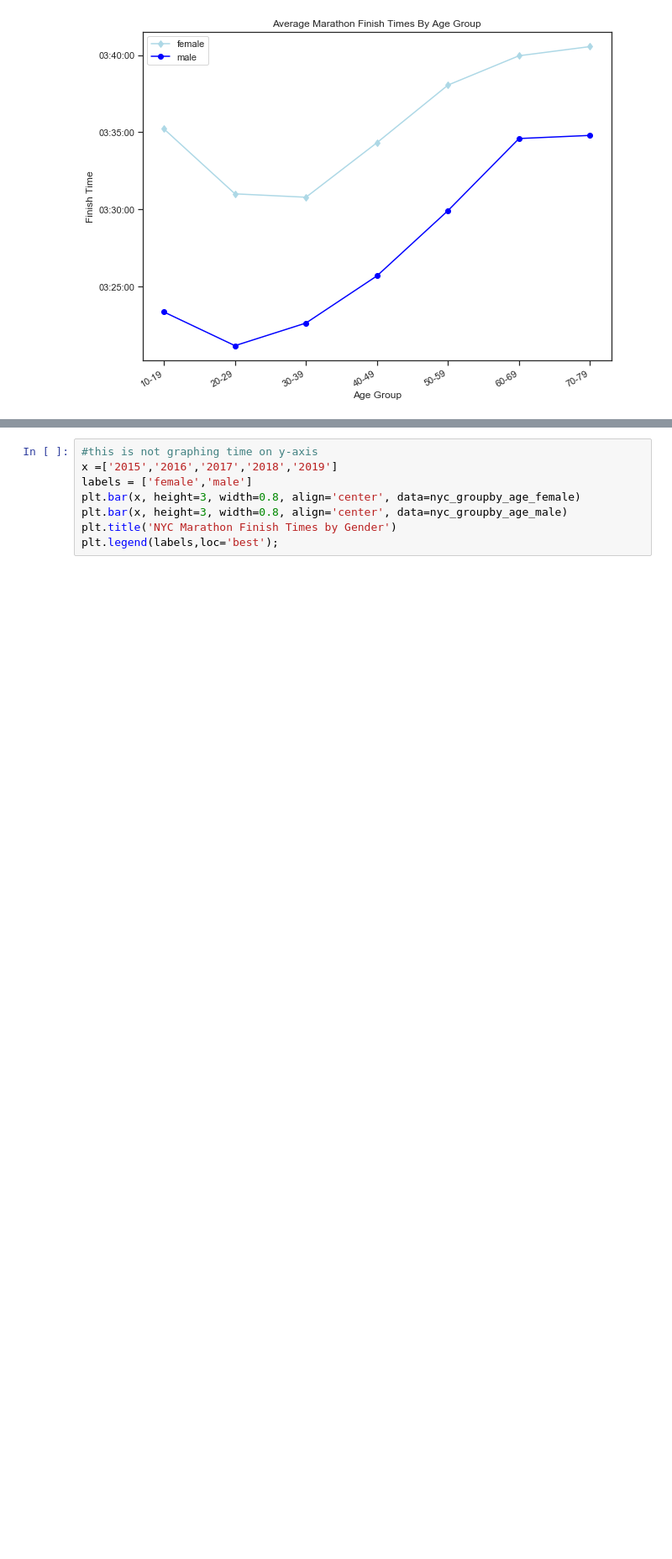
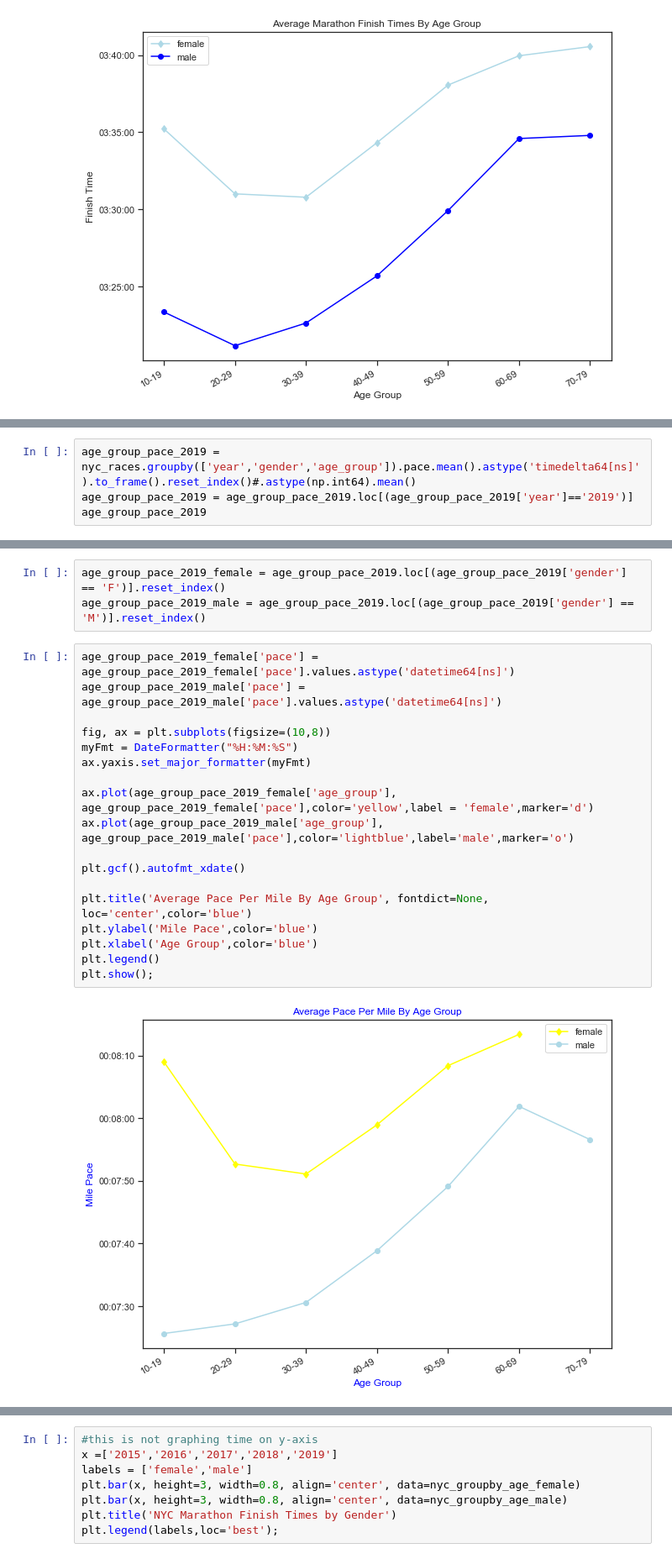
Before and after one commit to nmuldowney/nyc-marathon-capstone, a Jupyter notebook: notebooks/all_marathons_eda.ipynb, the cells around one changed output, grey strips where cells are left out. Shown at 84% size. Cells and saved outputs as stored; diff of their text form; blank space fills up the shorter version.

```diff
--- a/notebooks/all_marathons_eda.ipynb
+++ b/notebooks/all_marathons_eda.ipynb
@@ -503,0 +458,4 @@ ValueError: too many values to unpack (expected 2)
+# %%
+age_group_pace_2019 = nyc_races.groupby(['year','gender','age_group']).pace.mean().astype('timedelta64[ns]').to_frame().reset_index()#.astype(np.int64).mean()
+age_group_pace_2019 = age_group_pace_2019.loc[(age_group_pace_2019['year']=='2019')]
+age_group_pace_2019
@@ -504 +477,24 @@ ValueError: too many values to unpack (expected 2)
+# %%
+age_group_pace_2019_female = age_group_pace_2019.loc[(age_group_pace_2019['gender'] == 'F')].reset_index()
+age_group_pace_2019_male = age_group_pace_2019.loc[(age_group_pace_2019['gender'] == 'M')].reset_index()
+# %%
+age_group_pace_2019_female['pace'] = age_group_pace_2019_female['pace'].values.astype('datetime64[ns]')
+age_group_pace_2019_male['pace'] = age_group_pace_2019_male['pace'].values.astype('datetime64[ns]')
+
+fig, ax = plt.subplots(figsize=(10,8))
+myFmt = DateFormatter("%H:%M:%S")
+ax.yaxis.set_major_formatter(myFmt)
+
+ax.plot(age_group_pace_2019_female['age_group'], age_group_pace_2019_female['pace'],color='yellow',label = 'female',marker='d')
+ax.plot(age_group_pace_2019_male['age_group'], age_group_pace_2019_male['pace'],color='lightblue',label='male',marker='o')
+
+plt.gcf().autofmt_xdate()
+
+plt.title('Average Pace Per Mile By Age Group', fontdict=None, loc='center',color='blue')
+plt.ylabel('Mile Pace',color='blue')
+plt.xlabel('Age Group',color='blue')
+plt.legend()
+plt.show();
+# %% [output]
+[figure, added]
 # %%
```
Also changed, not shown: parts of 12 cells of this notebook, 1 other file.
